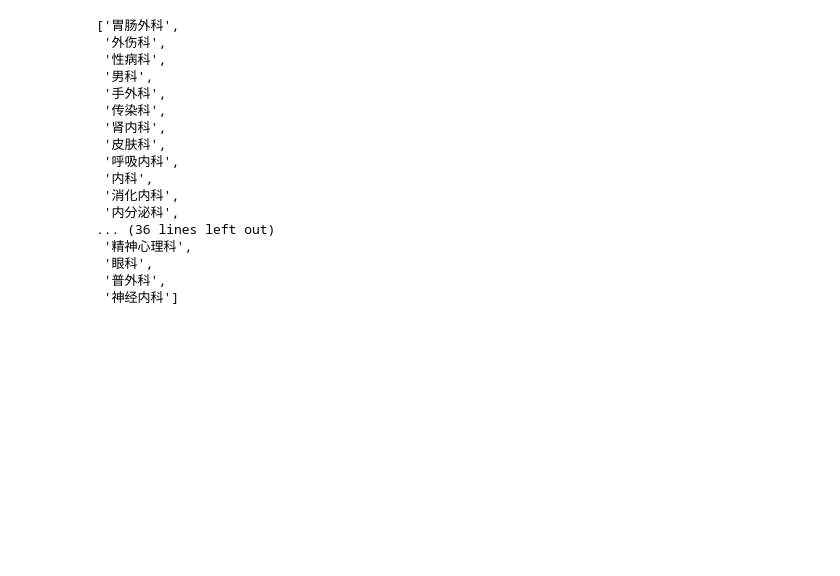
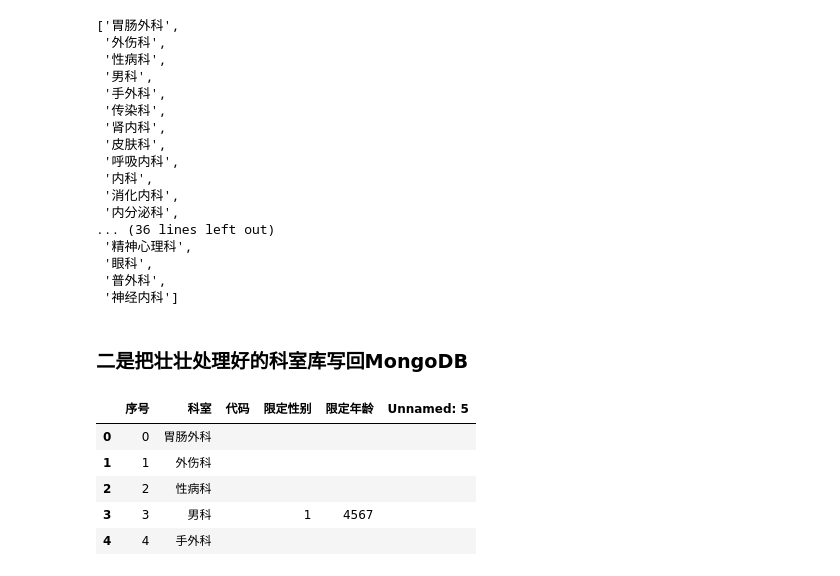
Before and after one commit to mayi140611/crawl, a Jupyter notebook: requestProj/39jiankang/科室库整理.ipynb, the cells around one changed output. Cells and saved outputs as stored; diff of their text form; code cells hidden in the pictures; blank space fills up the shorter version.

```diff
--- a/requestProj/39jiankang/科室库整理.ipynb
+++ b/requestProj/39jiankang/科室库整理.ipynb
@@ -52,3 +55,5 @@ pdw = pandas_wrapper.pandas_wrapper()
 df = pdw.build_df_with_dict({'科室': depss})
 # %%
 df.to_csv('deps.csv',encoding='gbk')
+# %% [markdown]
+### 二是把壮壮处理好的科室库写回MongoDB
@@ -54,0 +63,10 @@ df.to_csv('deps.csv',encoding='gbk')
+# %%
+df = pd.read_csv('/home/ian/code/data/daozhen/AI科室-处理.csv',encoding='gbk').fillna('')
+df.head()
+# %% [output]
+|  | 序号 | 科室 | 代码 | 限定性别 | 限定年龄 | Unnamed: 5 |
+| 0 | 0 | 胃肠外科 |  |  |  |  |
+| 1 | 1 | 外伤科 |  |  |  |  |
+| 2 | 2 | 性病科 |  |  |  |  |
+| 3 | 3 | 男科 |  | 1 | 4567 |  |
+| 4 | 4 | 手外科 |  |  |  |  |
```
Also changed, not shown: parts of 6 cells of this notebook, 1 other file.
